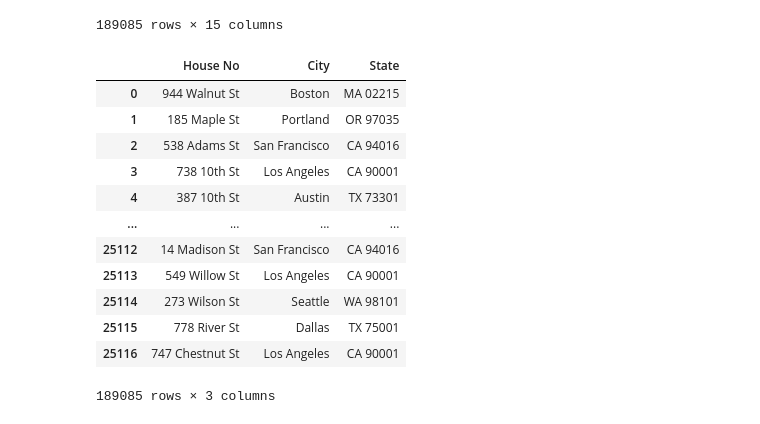
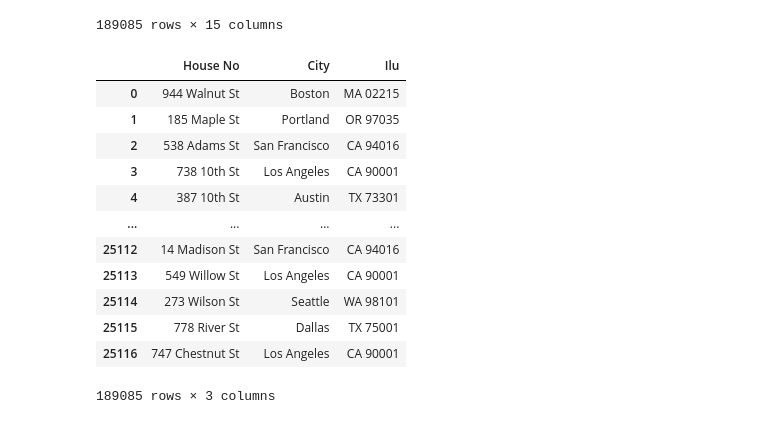
Before and after one commit to Mideoladokun/eCommerce-Analytics, a Jupyter notebook: Project.ipynb, the cells around one changed output. Drawn from its saved outputs; the diff is of its cells as text; code cells hidden in the pictures.

```diff
--- a/Project.ipynb
+++ b/Project.ipynb
@@ -121,0 +63,2 @@ See the caveats in the documentation: https://pandas.pydata.org/pandas-docs/stab
+# %%
+updated_data["Date"] = updated_data["Date"].apply(lambda a : dt.strptime(a, "%d/%m/%y"))
@@ -196,5 +148,7 @@ updated_data.head()
+# %%
+updated_data['Year'] = updated_data['Year'].replace('19','2019')
 # %%
 updated_data['Date'] = updated_data['Year'].astype(str) + updated_data['Month'].astype(str) + updated_data['Day'].astype(str)
-updated_data['Date'] = pd.to_datetime(updated_data["Date"], format = '%y%m%d')
+updated_data['Date'] = pd.to_datetime(updated_data["Date"], format = '%Y%m%d')
 updated_data
 # %% [output]
@@ -230,0 +156,2 @@ updated_data.head(10000)
+# %%
+updated_data["Date"] = updated_data["Date"].apply(lambda a : dt.strptime(a, "%Y/%m/%d"))
@@ -250,11 +189,11 @@ updated_data
 189085 rows × 15 columns
 # %%
 content = [updated_data['House No'],updated_data['City'], updated_data['State']]
-header = ['House No', 'City', 'State']
+header = ['House No', 'City', 'Ilu']
 address = pd.concat(content, axis = 1, keys = header)
 address
 # %% [output]
-|  | House No | City | State |
+|  | House No | City | Ilu |
 | 0 | 944 Walnut St | Boston | MA 02215 |
 | 1 | 185 Maple St | Portland | OR 97035 |
 | 2 | 538 Adams St | San Francisco | CA 94016 |
```
Also changed, not shown: parts of 18 cells of this notebook.
